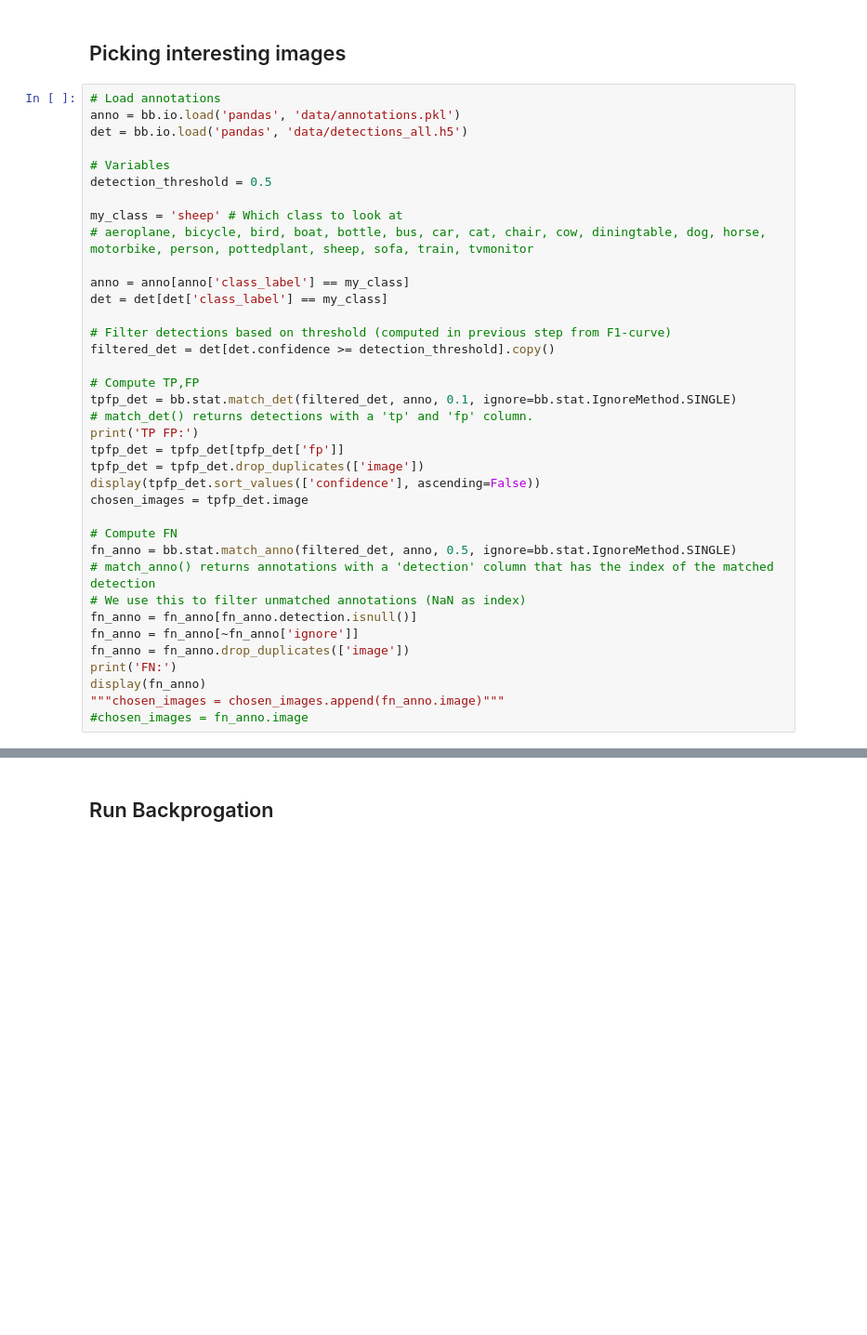
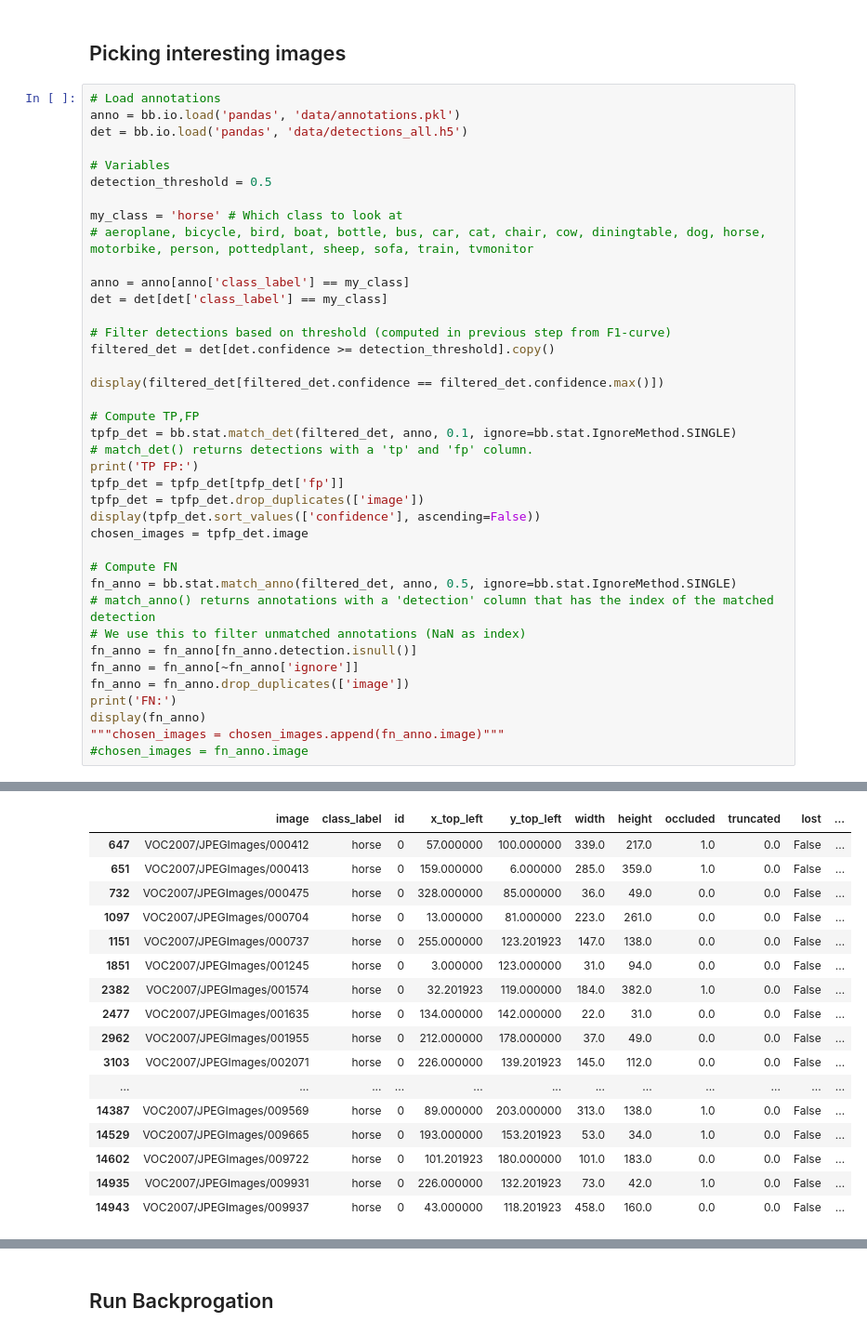
Before and after one commit to AntonPeeters/Interpretable-Object-Detection, a Jupyter notebook: object interpretation.ipynb, the cells around one changed output, grey strips where cells are left out. Shown at 93% size. Drawn from its saved outputs; the diff is of its cells as text; blank space fills up the shorter version.

```diff
--- a/object interpretation.ipynb
+++ b/object interpretation.ipynb
@@ -39,7 +39,7 @@ det = bb.io.load('pandas', 'data/detections_all.h5')
 # Variables
 detection_threshold = 0.5
 
-my_class = 'sheep' # Which class to look at
+my_class = 'horse' # Which class to look at
 # aeroplane, bicycle, bird, boat, bottle, bus, car, cat, chair, cow, diningtable, dog, horse, motorbike, person, pottedplant, sheep, sofa, train, tvmonitor
 
 anno = anno[anno['class_label'] == my_class]
@@ -47,6 +47,8 @@ det = det[det['class_label'] == my_class]
 
 # Filter detections based on threshold (computed in previous step from F1-curve)
 filtered_det = det[det.confidence >= detection_threshold].copy()
+
+display(filtered_det[filtered_det.confidence == filtered_det.confidence.max()])
 
 # Compute TP,FP
 tpfp_det = bb.stat.match_det(filtered_det, anno, 0.1, ignore=bb.stat.IgnoreMethod.SINGLE)
@@ -108,3 +96,20 @@ FN:
+|  | image | class_label | id | x_top_left | y_top_left | width | height | occluded | truncated | lost | ... |
+| 647 | VOC2007/JPEGImages/000412 | horse | 0 | 57.000000 | 100.000000 | 339.0 | 217.0 | 1.0 | 0.0 | False | ... |
+| 651 | VOC2007/JPEGImages/000413 | horse | 0 | 159.000000 | 6.000000 | 285.0 | 359.0 | 1.0 | 0.0 | False | ... |
+| 732 | VOC2007/JPEGImages/000475 | horse | 0 | 328.000000 | 85.000000 | 36.0 | 49.0 | 0.0 | 0.0 | False | ... |
+| 1097 | VOC2007/JPEGImages/000704 | horse | 0 | 13.000000 | 81.000000 | 223.0 | 261.0 | 0.0 | 0.0 | False | ... |
+| 1151 | VOC2007/JPEGImages/000737 | horse | 0 | 255.000000 | 123.201923 | 147.0 | 138.0 | 0.0 | 0.0 | False | ... |
+| 1851 | VOC2007/JPEGImages/001245 | horse | 0 | 3.000000 | 123.000000 | 31.0 | 94.0 | 0.0 | 0.0 | False | ... |
+| 2382 | VOC2007/JPEGImages/001574 | horse | 0 | 32.201923 | 119.000000 | 184.0 | 382.0 | 1.0 | 0.0 | False | ... |
+| 2477 | VOC2007/JPEGImages/001635 | horse | 0 | 134.000000 | 142.000000 | 22.0 | 31.0 | 0.0 | 0.0 | False | ... |
+| 2962 | VOC2007/JPEGImages/001955 | horse | 0 | 212.000000 | 178.000000 | 37.0 | 49.0 | 0.0 | 0.0 | False | ... |
+| 3103 | VOC2007/JPEGImages/002071 | horse | 0 | 226.000000 | 139.201923 | 145.0 | 112.0 | 0.0 | 0.0 | False | ... |
+| ... | ... | ... | ... | ... | ... | ... | ... | ... | ... | ... | ... |
+| 14387 | VOC2007/JPEGImages/009569 | horse | 0 | 89.000000 | 203.000000 | 313.0 | 138.0 | 1.0 | 0.0 | False | ... |
+| 14529 | VOC2007/JPEGImages/009665 | horse | 0 | 193.000000 | 153.201923 | 53.0 | 34.0 | 1.0 | 0.0 | False | ... |
+| 14602 | VOC2007/JPEGImages/009722 | horse | 0 | 101.201923 | 180.000000 | 101.0 | 183.0 | 0.0 | 0.0 | False | ... |
+| 14935 | VOC2007/JPEGImages/009931 | horse | 0 | 226.000000 | 132.201923 | 73.0 | 42.0 | 1.0 | 0.0 | False | ... |
+| 14943 | VOC2007/JPEGImages/009937 | horse | 0 | 43.000000 | 118.201923 | 458.0 | 160.0 | 0.0 | 0.0 | False | ... |
 'chosen_images = chosen_images.append(fn_anno.image)'
 # %% [markdown]
 ## Run Backprogation
```
Also changed, not shown: parts of 4 cells of this notebook, 48 other files.
